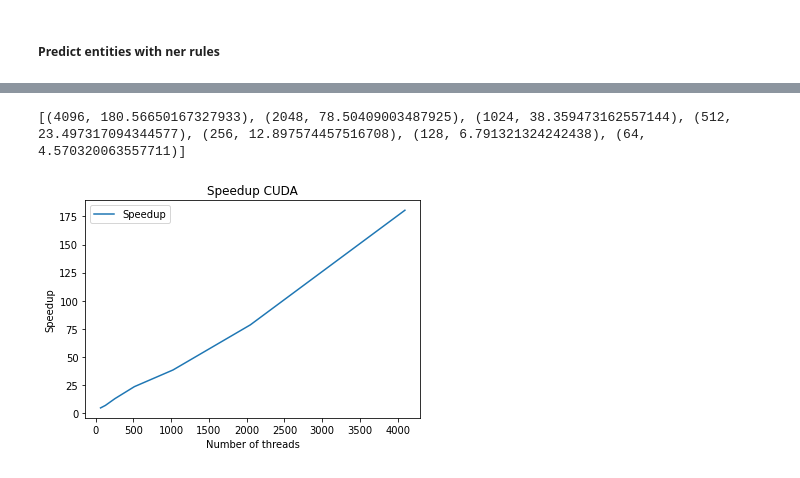
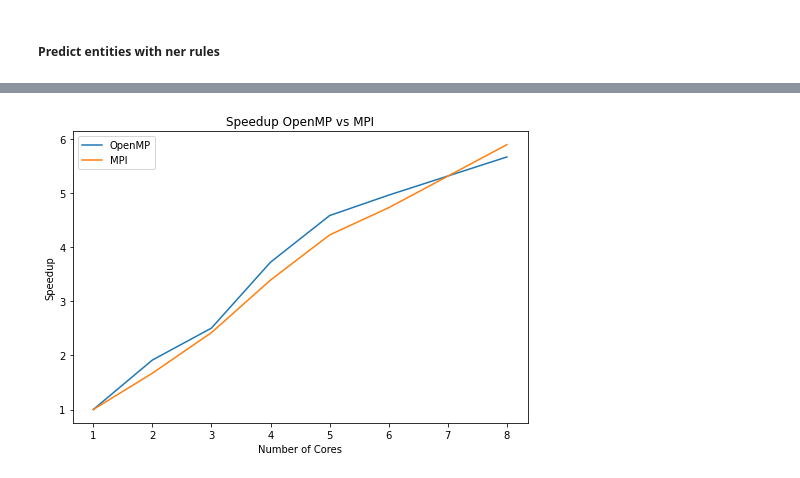
Before and after one commit to jrabag/ga-lener-es, a Jupyter notebook: NER EA.ipynb, the cells around one changed output, grey strips where cells are left out. Saved outputs shown, nothing was run; the diff lists cells and outputs as text; code cells hidden in the pictures.

```diff
--- a/NER EA.ipynb
+++ b/NER EA.ipynb
@@ -809,20 +1044,32 @@ plt.show()
 # %%
-# Plot speedup cuda from file
+# Speed up openmp vs mpi
 
 import matplotlib.pyplot as plt
 import numpy as np
 import pandas as pd
 
-df_cuda = pd.read_csv("data/rules/cuda/time.txt", sep=",", header=None)
-df_cuda.columns = ["Num threads", "time"]
-df_cuda["speedup"] = df_mpi["time"][0] / df_cuda["time"]
-print([i for i in zip(df_cuda["Num threads"],df_cuda["speedup"])])
-plt.plot(df_cuda["Num threads"], df_cuda["speedup"], label="Speedup")
-plt.xlabel("Number of threads")
+fig, ax = plt.subplots()
+
+df_opemmp= pd.read_csv("data/rules/openmp/time.txt", sep=",", header=None)
+df_opemmp.columns = ["Num Cores", "time"]
+df_opemmp["opemMP"] = df_opemmp["time"][0] / df_opemmp["time"]
+
+df_mpi = pd.read_csv("data/rules/mpi/time.txt", sep=",", header=None)
+df_mpi.columns = ["Num Cores", "time"]
+df_mpi["MPI"] = df_mpi["time"][0] / df_mpi["time"]
+
+df = pd.merge(df_opemmp, df_mpi, on="Num Cores")
+
+plt.plot(df["Num Cores"], df["opemMP"], label="OpenMP")
+plt.plot(df["Num Cores"], df["MPI"], label="MPI")
+plt.xlabel("Number of Cores")
 plt.ylabel("Speedup")
-plt.title("Speedup CUDA")
+plt.title("Speedup OpenMP vs MPI")
 plt.legend()
 plt.show()
+
+# Save plot svg
+plot_path = Path("docs/img/speedup_openmp_vs_mpi.svg")
+fig.savefig(plot_path)
 # %% [output]
-[(4096, 180.56650167327933), (2048, 78.50409003487925), (1024, 38.359473162557144), (512, 23.497317094344577), (256, 12.897574457516708), (128, 6.791321324242438), (64, 4.570320063557711)]
-[figure, old version]
+[figure, new version]
```
Also changed, not shown: parts of 38 cells of this notebook, 4 other files.
